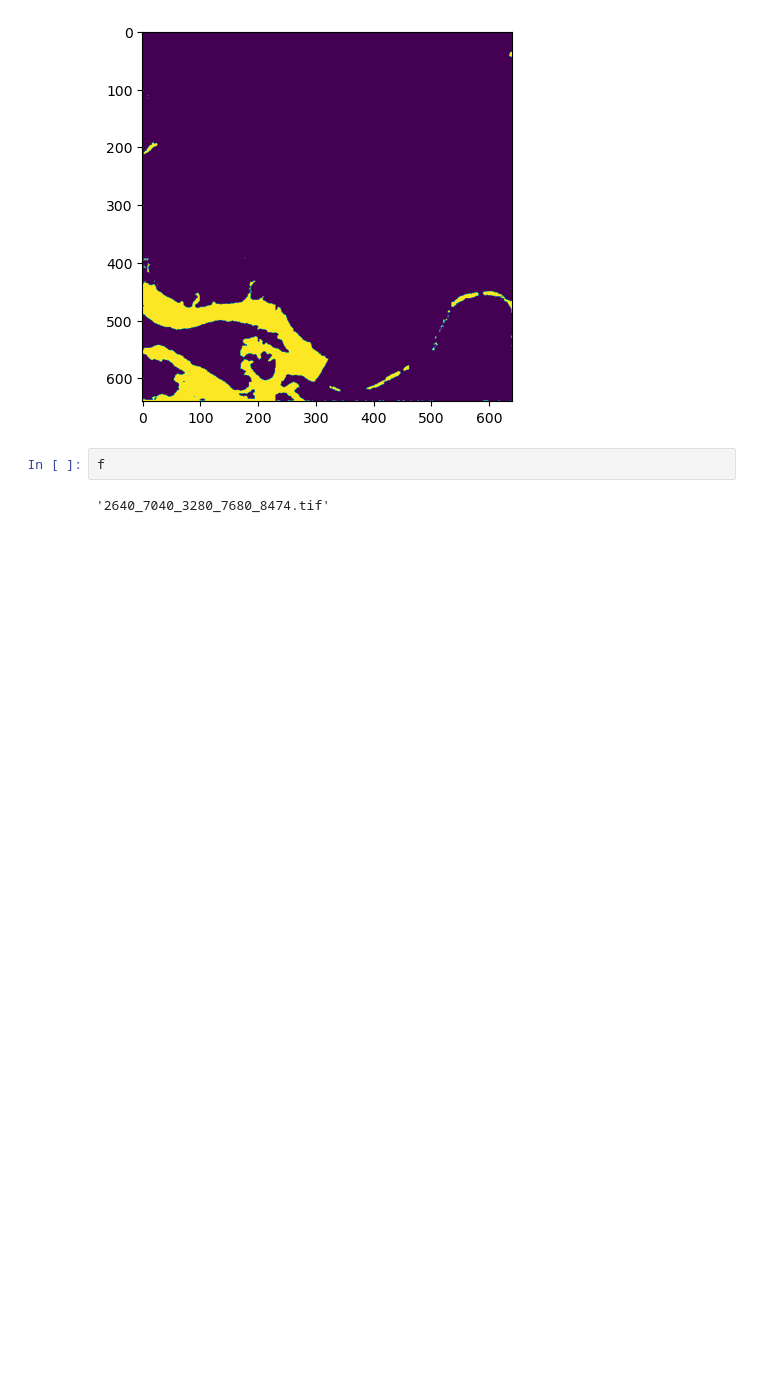
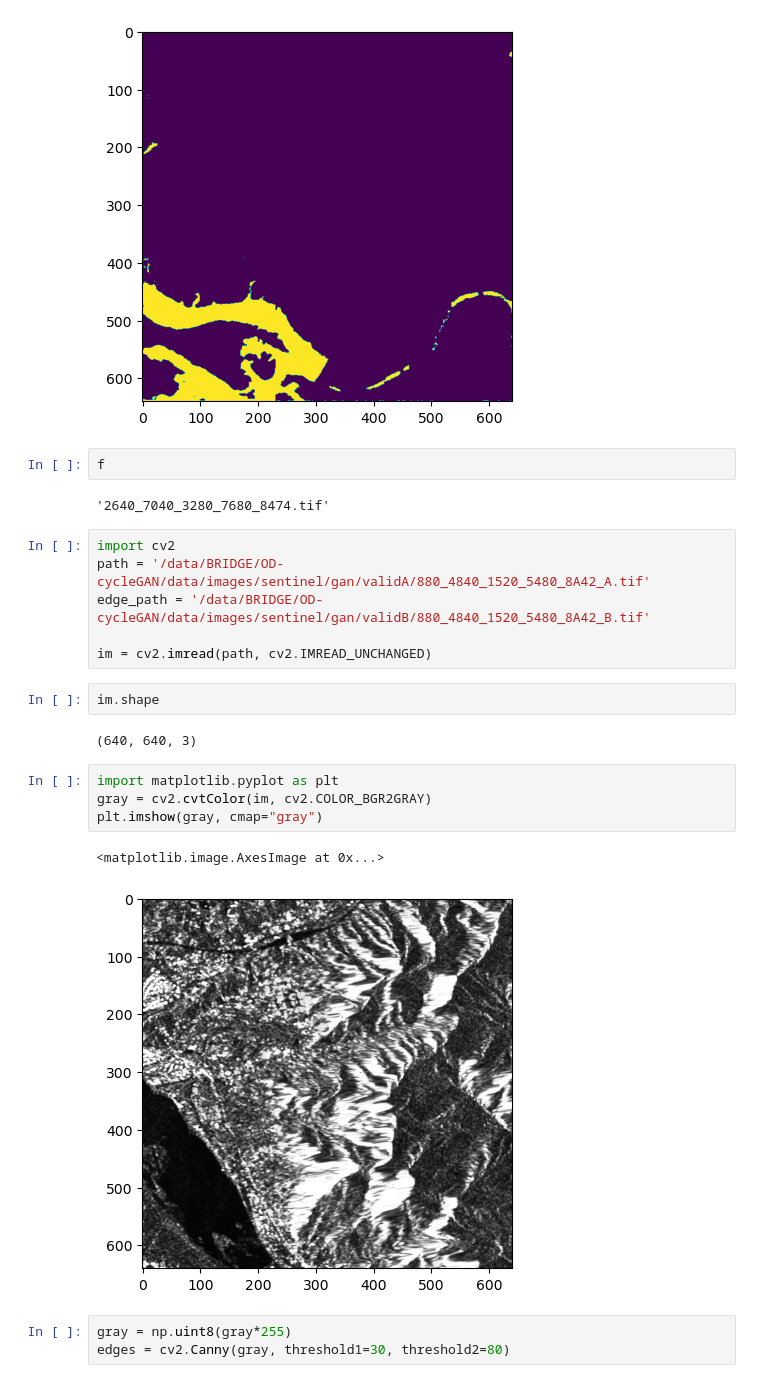
Before and after one commit to gkstlsgp3as/OD-CycleGAN, a Jupyter notebook: make_patches.ipynb, the cells around one changed output. Cells and saved outputs as stored; diff of their text form; blank space fills up the shorter version.

```diff
--- a/make_patches.ipynb
+++ b/make_patches.ipynb
@@ -137,3 +155,23 @@ plt.imshow((im[...,1]==2)*1)
 f
 # %% [output]
 '2640_7040_3280_7680_8474.tif'
+# %%
+import cv2
+path = '/data/BRIDGE/OD-cycleGAN/data/images/sentinel/gan/validA/880_4840_1520_5480_8A42_A.tif'
+edge_path = '/data/BRIDGE/OD-cycleGAN/data/images/sentinel/gan/validB/880_4840_1520_5480_8A42_B.tif'
+
+im = cv2.imread(path, cv2.IMREAD_UNCHANGED)
+# %%
+im.shape
+# %% [output]
+(640, 640, 3)
+# %%
+import matplotlib.pyplot as plt
+gray = cv2.cvtColor(im, cv2.COLOR_BGR2GRAY)
+plt.imshow(gray, cmap="gray")
+# %% [output]
+<matplotlib.image.AxesImage at 0x...>
+[figure, added]
+# %%
+gray = np.uint8(gray*255)
+edges = cv2.Canny(gray, threshold1=30, threshold2=80)
```
Also changed, not shown: parts of 16 cells of this notebook, 24 other files.
